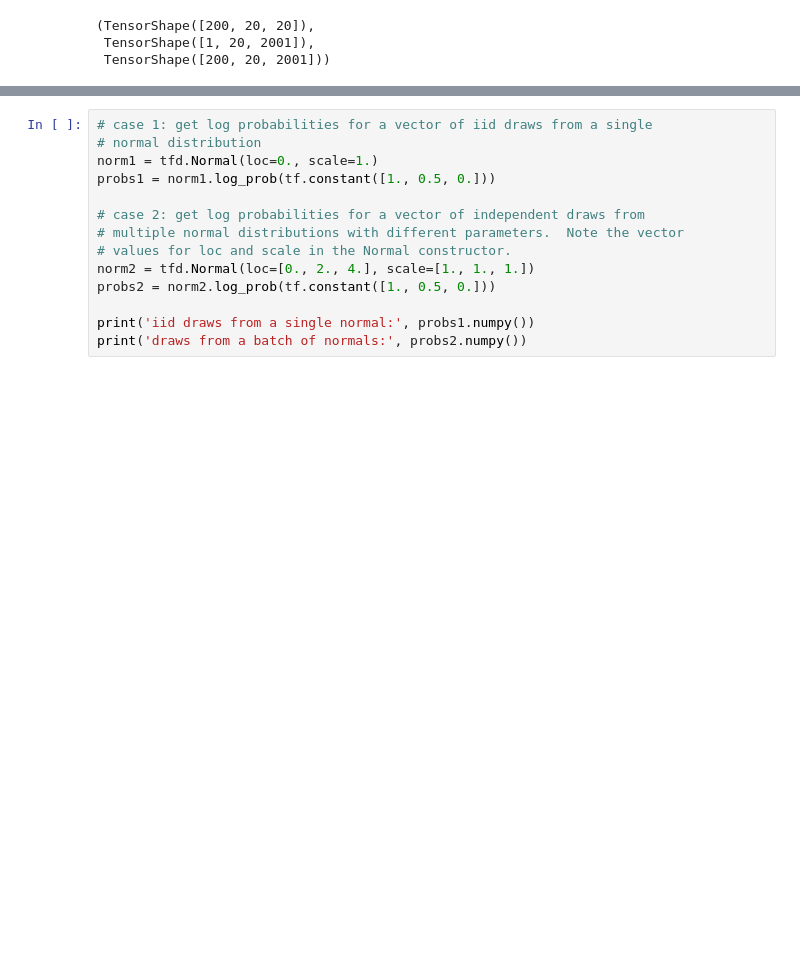
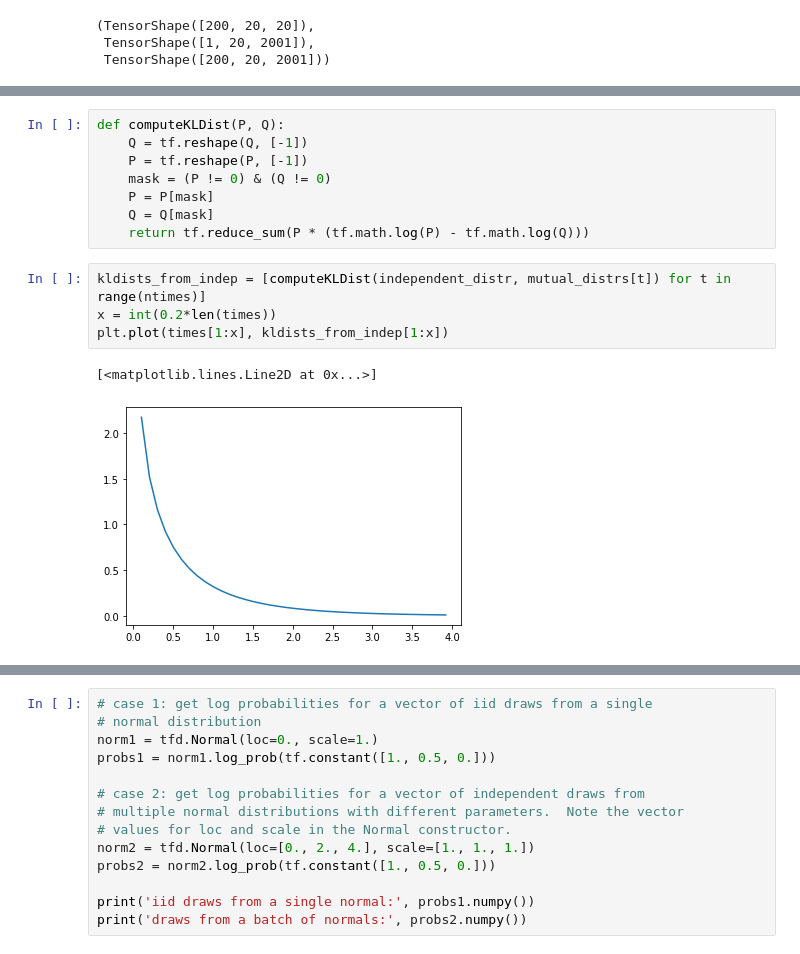
Before and after one commit to AVova/tensorflow_stats, a Jupyter notebook: TensorFlow_Probability_Case_Study_Covariance_Estimation.ipynb, the cells around one changed output, grey strips where cells are left out. Drawn from its saved outputs; the diff is of its cells as text; blank space fills up the shorter version.

```diff
--- a/TensorFlow_Probability_Case_Study_Covariance_Estimation.ipynb
+++ b/TensorFlow_Probability_Case_Study_Covariance_Estimation.ipynb
@@ -381,0 +471,15 @@ for a in range(20):
+# %%
+def computeKLDist(P, Q):
+    Q = tf.reshape(Q, [-1])
+    P = tf.reshape(P, [-1])
+    mask = (P != 0) & (Q != 0)
+    P = P[mask]
+    Q = Q[mask]
+    return tf.reduce_sum(P * (tf.math.log(P) - tf.math.log(Q)))
+# %%
+kldists_from_indep = [computeKLDist(independent_distr, mutual_distrs[t]) for t in range(ntimes)]
+x = int(0.2*len(times))
+plt.plot(times[1:x], kldists_from_indep[1:x])
+# %% [output]
+[<matplotlib.lines.Line2D at 0x...>]
+[figure, added]
```
Also changed, not shown: parts of 17 cells of this notebook.
